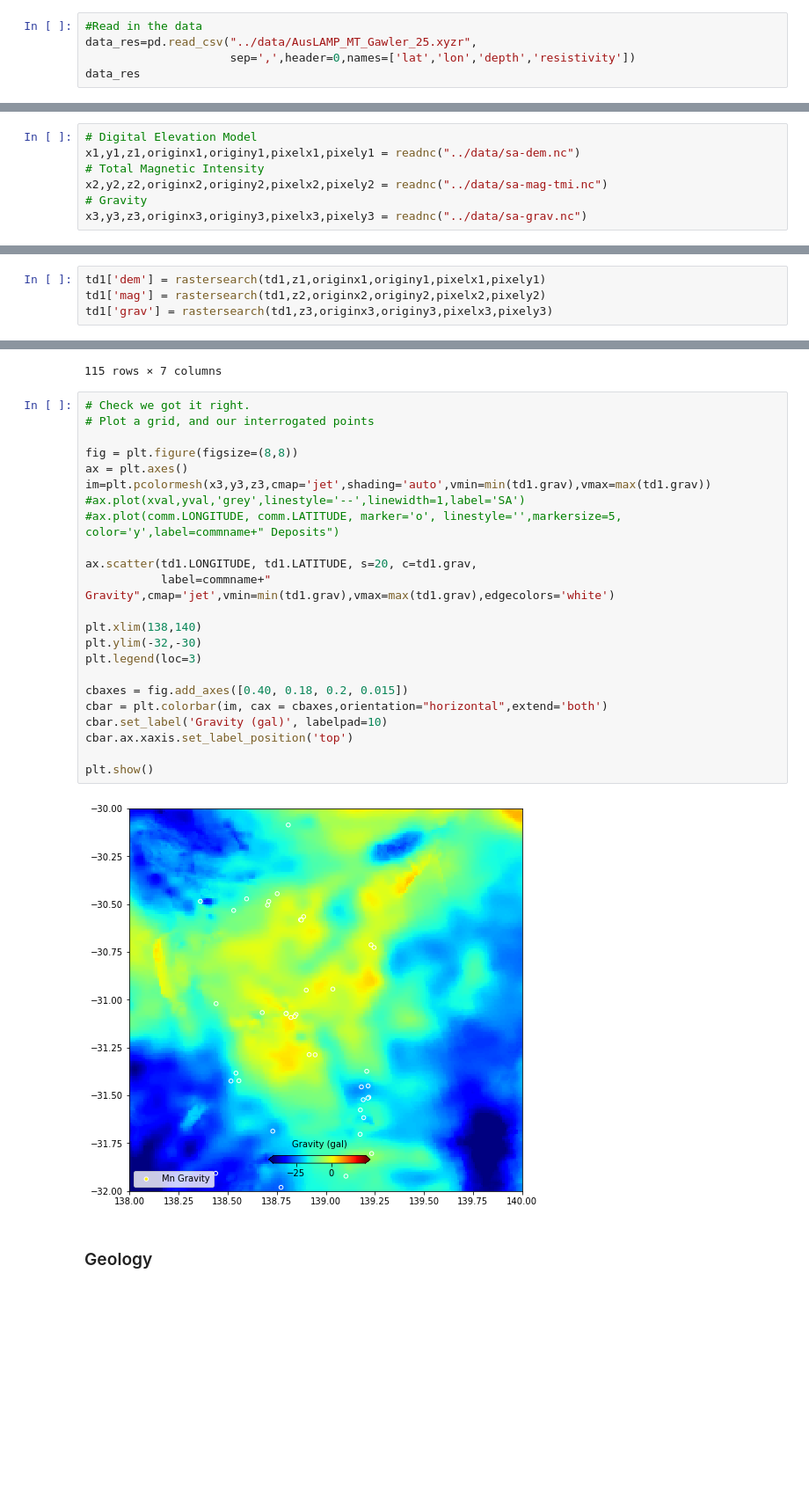
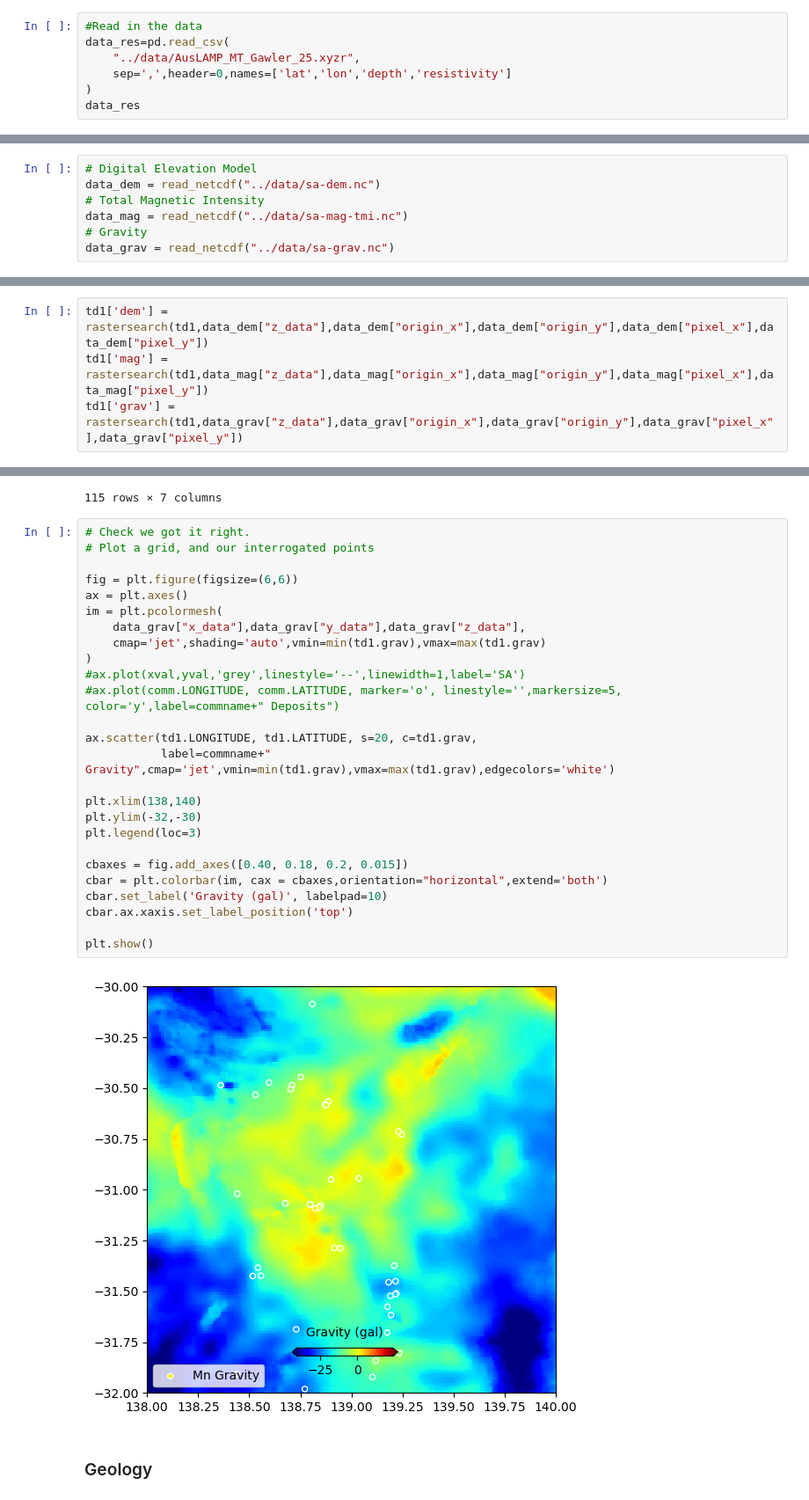
Before and after one commit to Sydney-Informatics-Hub/geopython, a Jupyter notebook: notebooks/03-ML_workflow.ipynb, the cells around one changed output, grey strips where cells are left out. Shown at 88% size. Drawn from its saved outputs; the diff is of its cells as text; blank space fills up the shorter version.

```diff
--- a/notebooks/03-ML_workflow.ipynb
+++ b/notebooks/03-ML_workflow.ipynb
@@ -148,8 +148,10 @@ Here we load in the (slightly) pre-processed geophysical datasets and prepare th
 ### Resistivity xyz data
 # %%
 #Read in the data
-data_res=pd.read_csv("../data/AusLAMP_MT_Gawler_25.xyzr",
-                     sep=',',header=0,names=['lat','lon','depth','resistivity'])
+data_res=pd.read_csv(
+    "../data/AusLAMP_MT_Gawler_25.xyzr",
+    sep=',',header=0,names=['lat','lon','depth','resistivity']
+)
 data_res
 # %% [output]
 |  | lat | lon | depth | resistivity |
@@ -258,8 +272,8 @@ def readnc(filename):
 # %%
 # Digital Elevation Model
-x1,y1,z1,originx1,originy1,pixelx1,pixely1 = readnc("../data/sa-dem.nc")
+data_dem = read_netcdf("../data/sa-dem.nc")
 # Total Magnetic Intensity
-x2,y2,z2,originx2,originy2,pixelx2,pixely2 = readnc("../data/sa-mag-tmi.nc")
+data_mag = read_netcdf("../data/sa-mag-tmi.nc")
 # Gravity
-x3,y3,z3,originx3,originy3,pixelx3,pixely3 = readnc("../data/sa-grav.nc")
+data_grav = read_netcdf("../data/sa-grav.nc")
 # %% [output]
@@ -494,10 +508,10 @@ def rastersearch(latlon,raster,originx,originy,pixelx,pixely):
             zlist.append(np.nan)
 
     return(zlist)
-# %%
-td1['dem'] = rastersearch(td1,z1,originx1,originy1,pixelx1,pixely1)
-td1['mag'] = rastersearch(td1,z2,originx2,originy2,pixelx2,pixely2)
-td1['grav'] = rastersearch(td1,z3,originx3,originy3,pixelx3,pixely3)
+# %%
+td1['dem'] = rastersearch(td1,data_dem["z_data"],data_dem["origin_x"],data_dem["origin_y"],data_dem["pixel_x"],data_dem["pixel_y"])
+td1['mag'] = rastersearch(td1,data_mag["z_data"],data_mag["origin_x"],data_mag["origin_y"],data_mag["pixel_x"],data_mag["pixel_y"])
+td1['grav'] = rastersearch(td1,data_grav["z_data"],data_grav["origin_x"],data_grav["origin_y"],data_grav["pixel_x"],data_grav["pixel_y"])
 # %%
 td1
 # %% [output]
@@ -517,28 +531,31 @@ td1
 # %%
 # Check we got it right.
 # Plot a grid, and our interrogated points
 
-fig = plt.figure(figsize=(8,8))
+fig = plt.figure(figsize=(6,6))
 ax = plt.axes()
-im=plt.pcolormesh(x3,y3,z3,cmap='jet',shading='auto',vmin=min(td1.grav),vmax=max(td1.grav))
+im = plt.pcolormesh(
+    data_grav["x_data"],data_grav["y_data"],data_grav["z_data"],
+    cmap='jet',shading='auto',vmin=min(td1.grav),vmax=max(td1.grav)
+)
 #ax.plot(xval,yval,'grey',linestyle='--',linewidth=1,label='SA')
 #ax.plot(comm.LONGITUDE, comm.LATITUDE, marker='o', linestyle='',markersize=5, color='y',label=commname+" Deposits")
 
 ax.scatter(td1.LONGITUDE, td1.LATITUDE, s=20, c=td1.grav,
            label=commname+" Gravity",cmap='jet',vmin=min(td1.grav),vmax=max(td1.grav),edgecolors='white')
 
 plt.xlim(138,140)
 plt.ylim(-32,-30)
 plt.legend(loc=3)
 
 cbaxes = fig.add_axes([0.40, 0.18, 0.2, 0.015])
 cbar = plt.colorbar(im, cax = cbaxes,orientation="horizontal",extend='both')
 cbar.set_label('Gravity (gal)', labelpad=10)
 cbar.ax.xaxis.set_label_position('top')
 
 plt.show()
 # %% [output]
-[figure, old version]
+[figure, new version]
 # %% [markdown]
 ### Geology
 # %%
```
Also changed, not shown: parts of 34 cells of this notebook, 26 other files.
